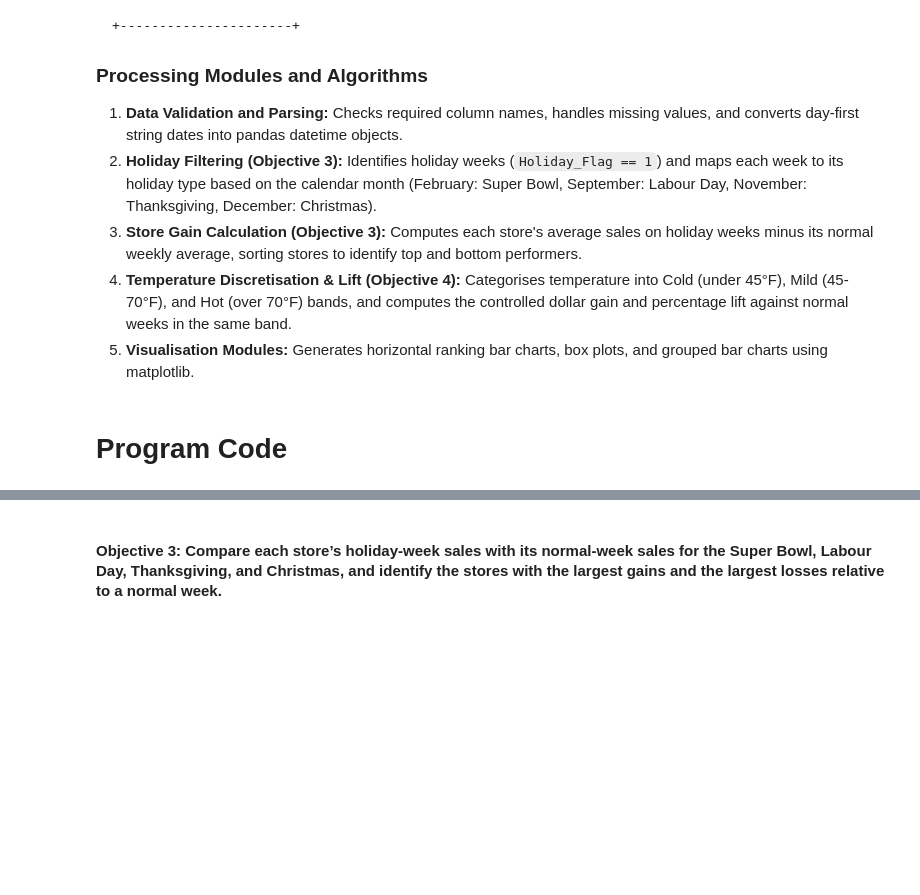
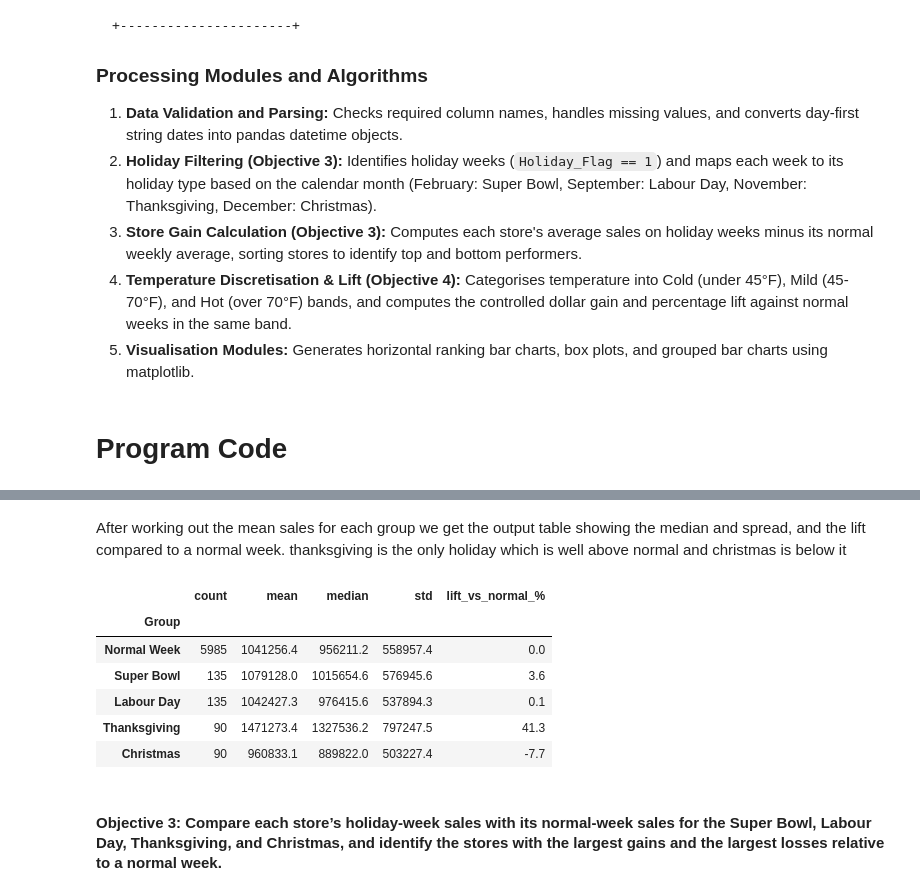
Before and after one commit to Sreehari05055/group_project, a Jupyter notebook: group_project.ipynb, the cells around one changed output, grey strips where cells are left out. Drawn from its saved outputs; the diff is of its cells as text; code cells hidden in the pictures; blank space fills up the shorter version.

```diff
--- a/group_project.ipynb
+++ b/group_project.ipynb
@@ -83,3 +219,22 @@ The project follows a modular data processing pipeline in Python. The dataset (`
+# %% [markdown]
+After working out the mean sales for each group we get the output table showing the median and spread, and the lift compared to a normal week. thanksgiving is the only holiday which is well above normal and christmas is below it
+# %%
+means = group_means(df)
+
+summary = df.groupby("Group")["Weekly_Sales"].agg(["count", "mean", "median", "std"]).reindex(GROUPS)
+
+# Lift is how far each group's mean is above or below the normal week mean, in percent.
+
+summary["lift_vs_normal_%"] = (summary["mean"] / summary.loc["Normal Week", "mean"] - 1) * 100
+summary.round(1)
+# %% [output]
+|  | count | mean | median | std | lift_vs_normal_% |
+| Group |  |  |  |  |  |
+| Normal Week | 5985 | 1041256.4 | 956211.2 | 558957.4 | 0.0 |
+| Super Bowl | 135 | 1079128.0 | 1015654.6 | 576945.6 | 3.6 |
+| Labour Day | 135 | 1042427.3 | 976415.6 | 537894.3 | 0.1 |
+| Thanksgiving | 90 | 1471273.4 | 1327536.2 | 797247.5 | 41.3 |
+| Christmas | 90 | 960833.1 | 889822.0 | 503227.4 | -7.7 |
 # %% [markdown]
 #### Objective 3: Compare each store’s holiday-week sales with its normal-week sales for the Super Bowl, Labour Day, Thanksgiving, and Christmas, and identify the stores with the largest gains and the largest losses relative to a normal week.
 # %% [markdown]
```
Also changed, not shown: parts of 21 cells of this notebook.
